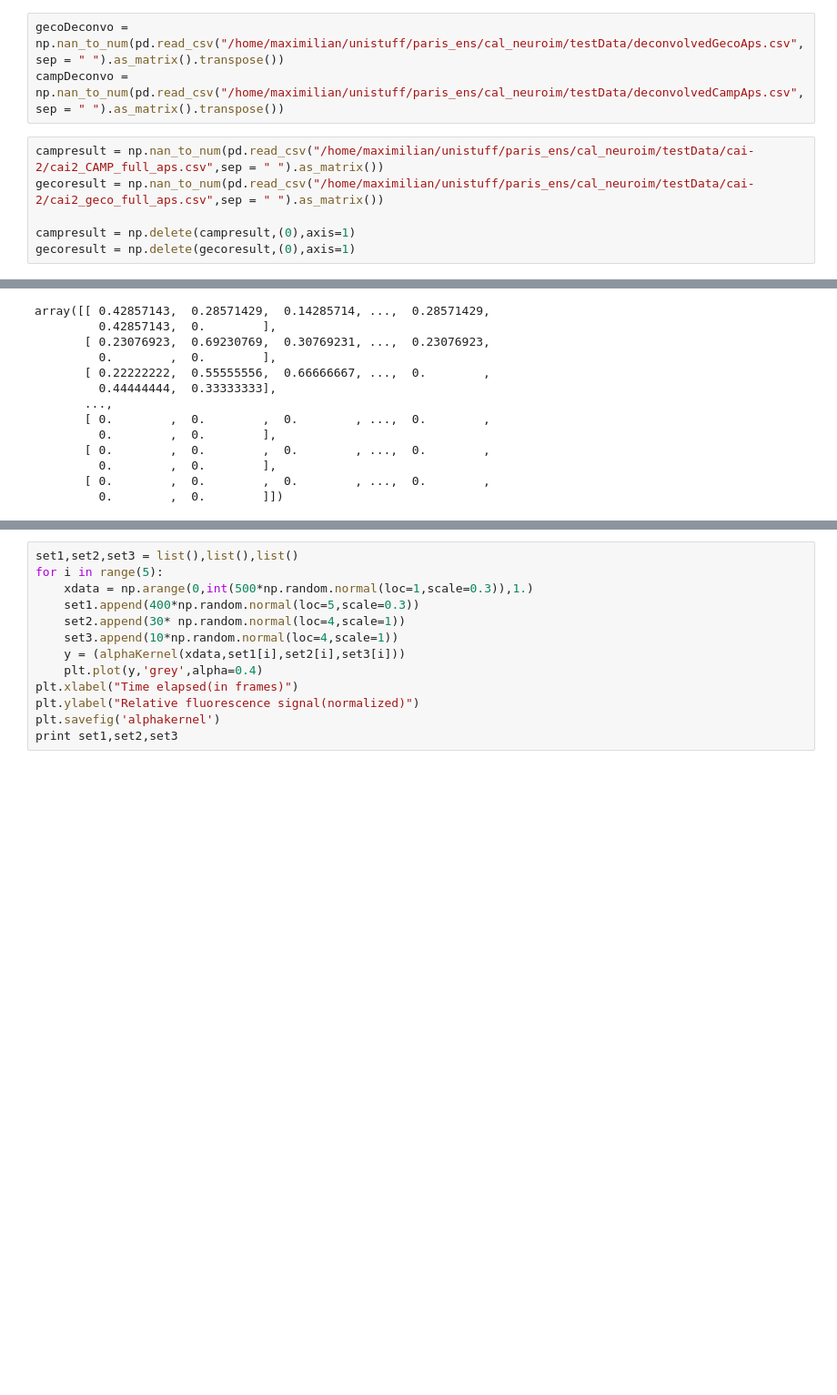
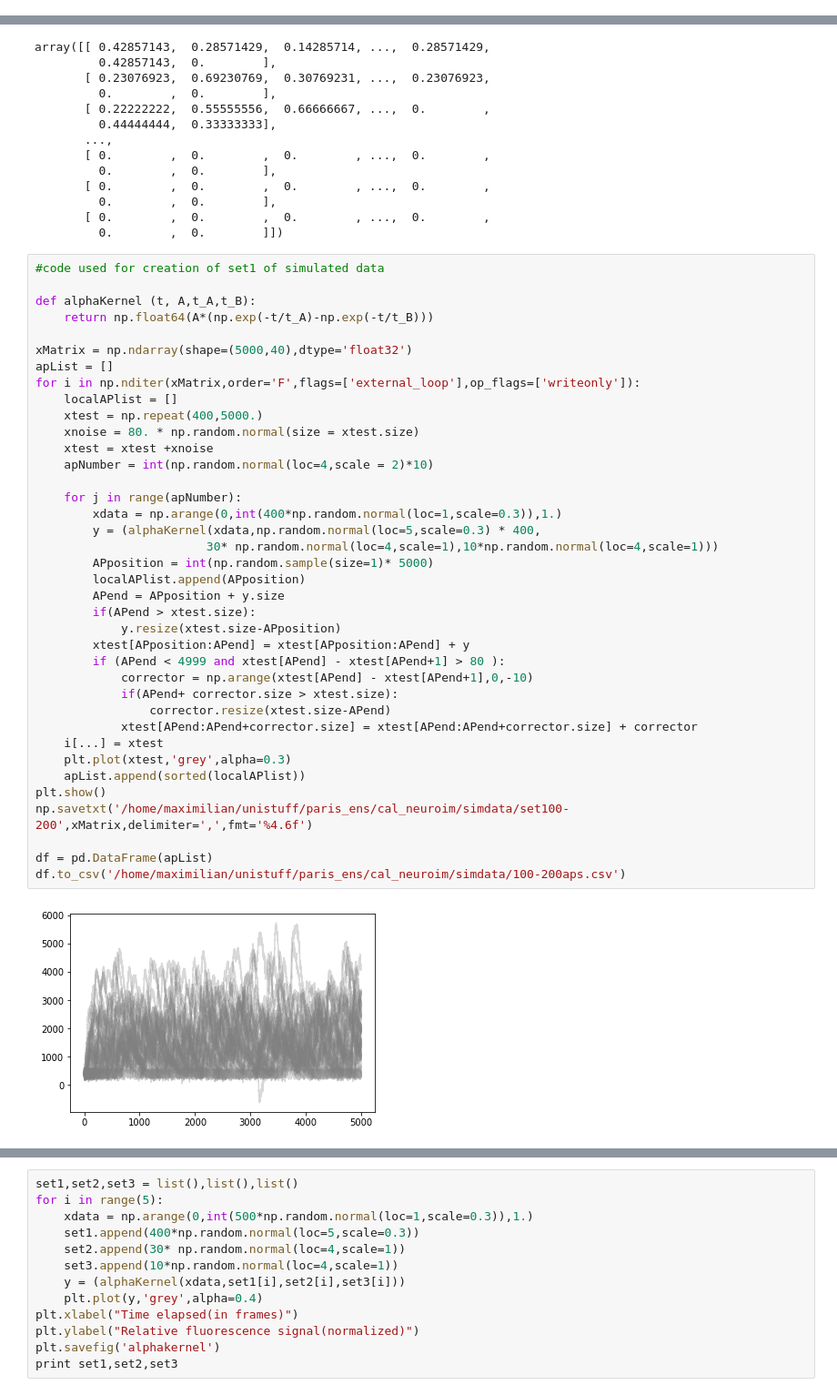
Before and after one commit to zmoldir/cal_neuroim, a Jupyter notebook: MAstuff_testbook.ipynb, the cells around one changed output, grey strips where cells are left out. Shown: that part at 91% size. Cells and saved outputs as stored; diff of their text form; blank space fills up the shorter version.

```diff
--- a/MAstuff_testbook.ipynb
+++ b/MAstuff_testbook.ipynb
@@ -184,9 +254,0 @@ ________________________
-# %%
-gecoDeconvo = np.nan_to_num(pd.read_csv("/home/maximilian/unistuff/paris_ens/cal_neuroim/testData/deconvolvedGecoAps.csv",sep = " ").as_matrix().transpose())
-campDeconvo = np.nan_to_num(pd.read_csv("/home/maximilian/unistuff/paris_ens/cal_neuroim/testData/deconvolvedCampAps.csv",sep = " ").as_matrix().transpose())
-# %%
-campresult = np.nan_to_num(pd.read_csv("/home/maximilian/unistuff/paris_ens/cal_neuroim/testData/cai-2/cai2_CAMP_full_aps.csv",sep = " ").as_matrix())
-gecoresult = np.nan_to_num(pd.read_csv("/home/maximilian/unistuff/paris_ens/cal_neuroim/testData/cai-2/cai2_geco_full_aps.csv",sep = " ").as_matrix())
-
-campresult = np.delete(campresult,(0),axis=1)
-gecoresult = np.delete(gecoresult,(0),axis=1)
@@ -237,5 +303,45 @@ array([[ 0.42857143,  0.28571429,  0.14285714, ...,  0.28571429,
          0.        ,  0.        ],
        [ 0.        ,  0.        ,  0.        , ...,  0.        ,
          0.        ,  0.        ]])
+# %%
+#code used for creation of set1 of simulated data
+
+def alphaKernel (t, A,t_A,t_B):
+    return np.float64(A*(np.exp(-t/t_A)-np.exp(-t/t_B)))
+
+xMatrix = np.ndarray(shape=(5000,40),dtype='float32')
+apList = []
+for i in np.nditer(xMatrix,order='F',flags=['external_loop'],op_flags=['writeonly']):
+    localAPlist = []
+    xtest = np.repeat(400,5000.)
+    xnoise = 80. * np.random.normal(size = xtest.size)
+    xtest = xtest +xnoise
+    apNumber = int(np.random.normal(loc=4,scale = 2)*10)
+
+    for j in range(apNumber):
+        xdata = np.arange(0,int(400*np.random.normal(loc=1,scale=0.3)),1.)
+        y = (alphaKernel(xdata,np.random.normal(loc=5,scale=0.3) * 400,
+                        30* np.random.normal(loc=4,scale=1),10*np.random.normal(loc=4,scale=1)))
+        APposition = int(np.random.sample(size=1)* 5000)
+        localAPlist.append(APposition)
+        APend = APposition + y.size
+        if(APend > xtest.size):
+            y.resize(xtest.size-APposition)
+        xtest[APposition:APend] = xtest[APposition:APend] + y
+        if (APend < 4999 and xtest[APend] - xtest[APend+1] > 80 ):
+            corrector = np.arange(xtest[APend] - xtest[APend+1],0,-10)
+            if(APend+ corrector.size > xtest.size):
+                corrector.resize(xtest.size-APend)
+            xtest[APend:APend+corrector.size] = xtest[APend:APend+corrector.size] + corrector
+    i[...] = xtest
+    plt.plot(xtest,'grey',alpha=0.3)
+    apList.append(sorted(localAPlist))
+plt.show()
+np.savetxt('/home/maximilian/unistuff/paris_ens/cal_neuroim/simdata/set100-200',xMatrix,delimiter=',',fmt='%4.6f')
+
+df = pd.DataFrame(apList)
+df.to_csv('/home/maximilian/unistuff/paris_ens/cal_neuroim/simdata/100-200aps.csv')
+# %% [output]
+[figure, added]
 # %%
 # %% [output]
```
Also changed, not shown: parts of 24 cells of this notebook, 2 other files.
